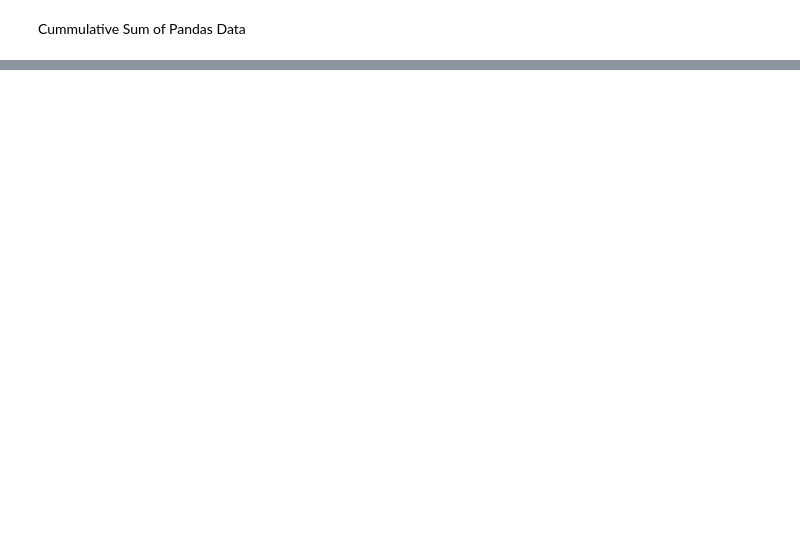
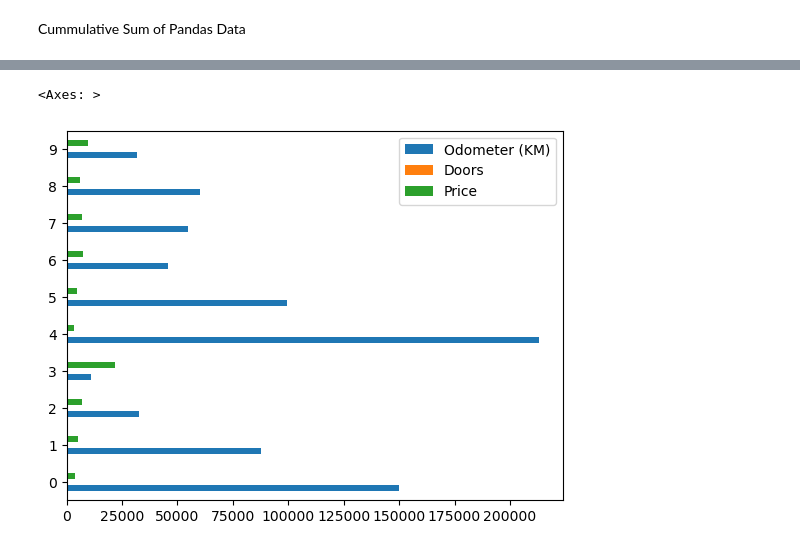
Before and after one commit to aftb777/Learning-Machine, a Jupyter notebook: MatpotlibCodes/PlottingPandas.ipynb, the cells around one changed output, grey strips where cells are left out. Saved outputs shown, nothing was run; the diff lists cells and outputs as text; code cells hidden in the pictures; blank space fills up the shorter version.

```diff
--- a/MatpotlibCodes/PlottingPandas.ipynb
+++ b/MatpotlibCodes/PlottingPandas.ipynb
@@ -23,0 +56,6 @@ time_stamp.plot(
+# %%
+# Horizontal Bar
+car_sales.plot(kind="barh")
+# %% [output]
+<Axes: >
+[figure, added]
```
Also changed, not shown: parts of 10 cells of this notebook.
